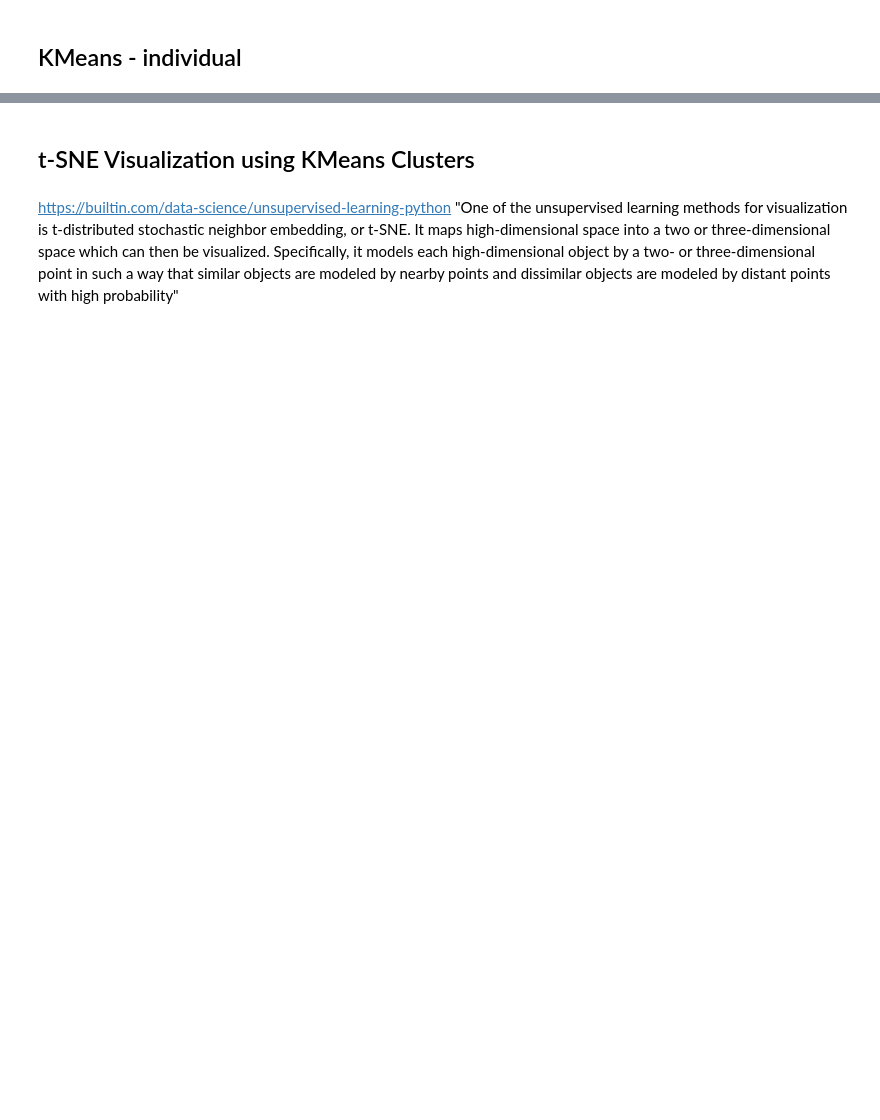
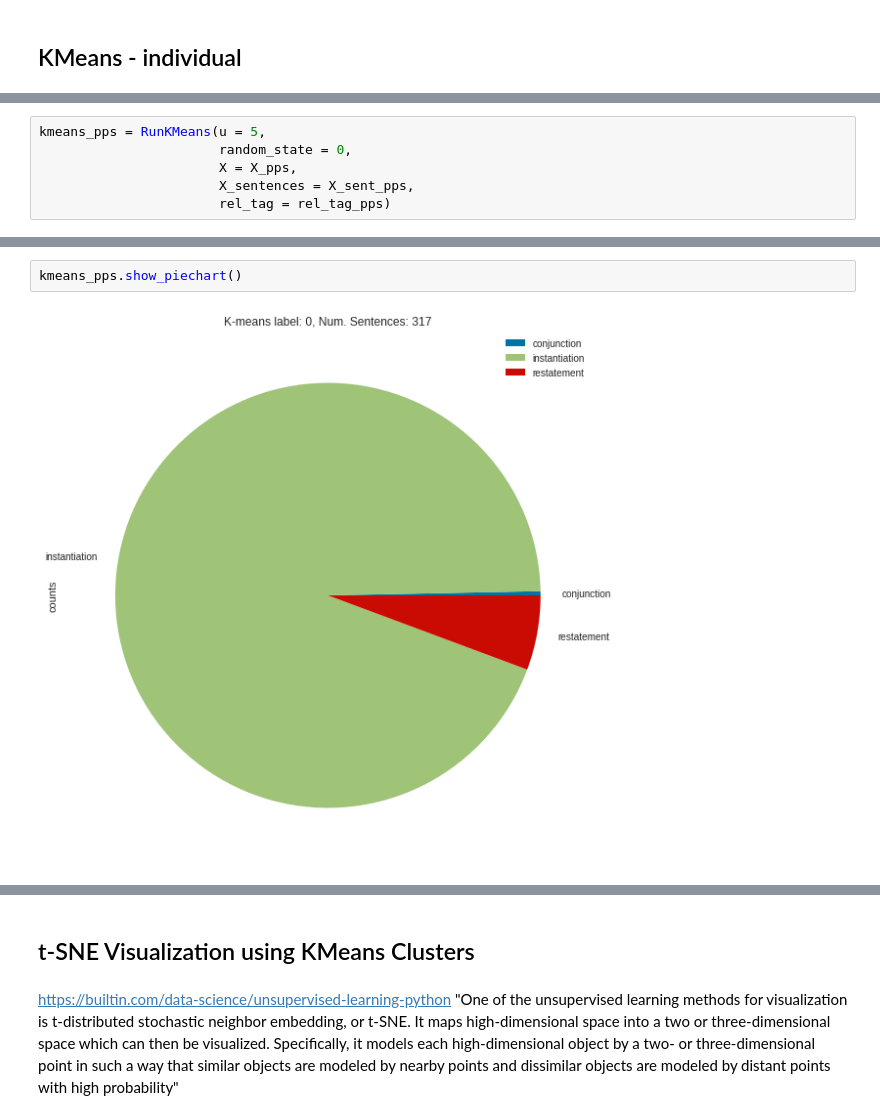
Before and after one commit to xjseabrum/comp_disc_S22_proj, a Jupyter notebook: main_proj.ipynb, the cells around one changed output, grey strips where cells are left out. Cells and saved outputs as stored; diff of their text form; blank space fills up the shorter version.

```diff
--- a/main_proj.ipynb
+++ b/main_proj.ipynb
@@ -500,0 +563,6 @@ def tag_visualization(kmeans_label,pdtb_tag):
+# %%
+kmeans_pps = RunKMeans(u = 5,
+                       random_state = 0,
+                       X = X_pps,
+                       X_sentences = X_sent_pps,
+                       rel_tag = rel_tag_pps)
@@ -500,0 +659,4 @@ def tag_visualization(kmeans_label,pdtb_tag):
+# %%
+kmeans_pps.show_piechart()
+# %% [output]
+[figure, added]
```
Also changed, not shown: parts of 64 cells of this notebook.
